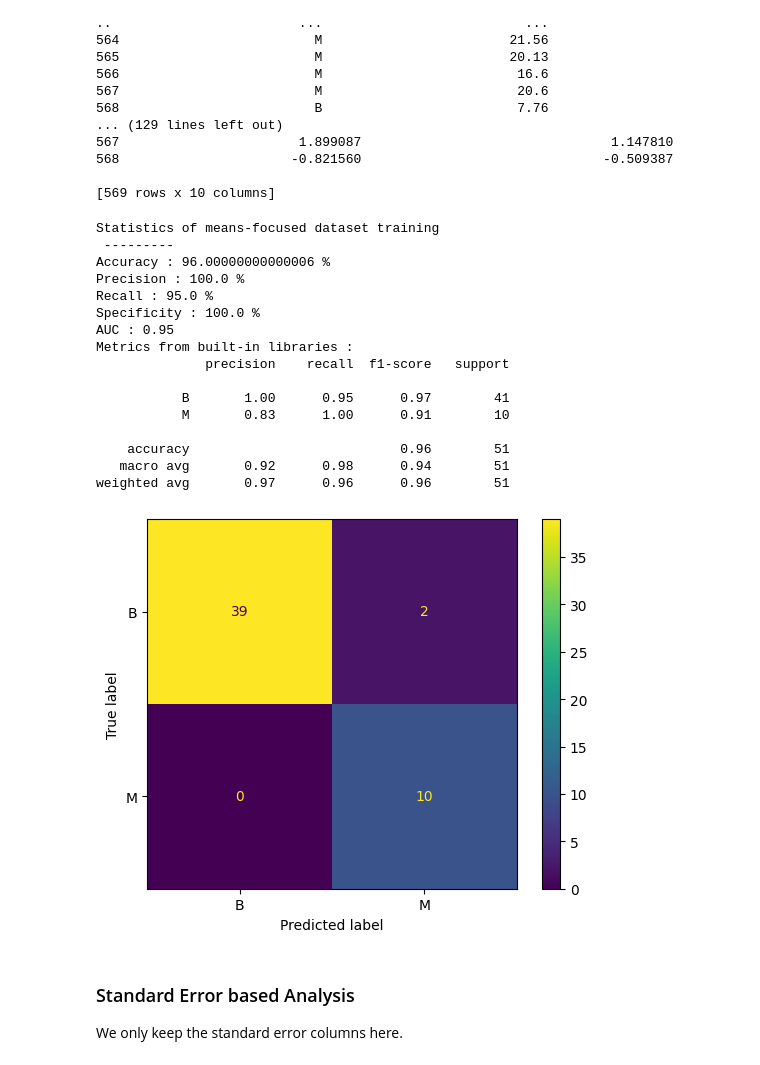
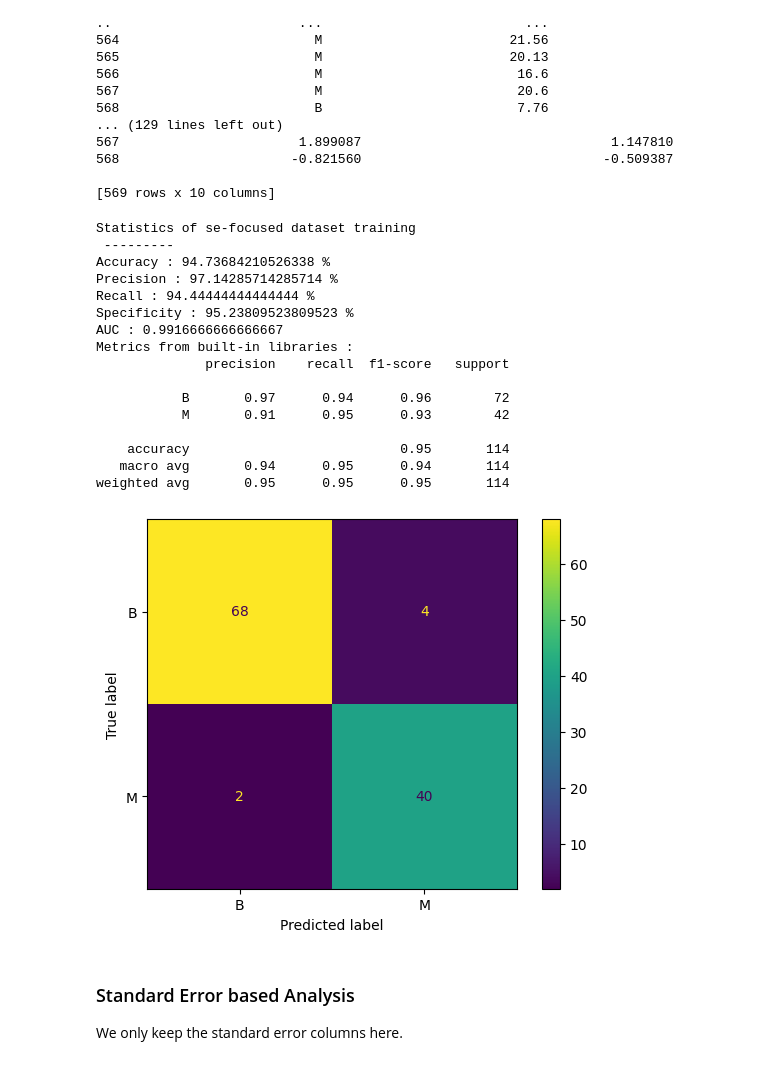
Before and after one commit to Herschel-The-Cauchois/Machine-Learning, a Jupyter notebook: breastCancerNotebook.ipynb, the cells around one changed output. Cells and saved outputs as stored; diff of their text form; code cells hidden in the pictures.

```diff
--- a/breastCancerNotebook.ipynb
+++ b/breastCancerNotebook.ipynb
@@ -94,48 +93,48 @@ truepos = 0
 trueneg = 0
 falsepos = 0
 falseneg = 0
-for i in range(0,50):
+for i in range(0,len(predictions)):
     if predictions[i] == real_values.iloc[i]:
-        accuracy += 1/50
+        accuracy += 1/len(predictions)
         if predictions[i] == "B":
             truepos += 1
         else:
             trueneg += 1
     else:
         if predictions[i] == "B":
             falsepos += 1
         else:
             falseneg += 1
-print("Statistics of means-focused dataset training\n ---------")
+print("Statistics of se-focused dataset training\n ---------")
 print("Accuracy : " + str(accuracy*100) + " %")
 print("Precision : " + str((truepos/(truepos+falsepos))*100) + " %")
 print("Recall : " + str((truepos/(truepos+falseneg))*100) + " %")
 print("Specificity : " + str((trueneg/(trueneg+falsepos))*100) + " %")
 print("AUC : " + str((truepos/(truepos+falseneg))/(trueneg/(trueneg+falsepos))))
 
 print("Metrics from built-in libraries :")
 print(metrics.classification_report(real_values, predictions))
 
 metrics.ConfusionMatrixDisplay.from_predictions(real_values, predictions)
 plt.show()
 # %% [output]
-Statistics of means-focused dataset training
+Statistics of se-focused dataset training
  ---------
-Accuracy : 96.00000000000006 %
-Precision : 100.0 %
-Recall : 95.0 %
-Specificity : 100.0 %
-AUC : 0.95
+Accuracy : 94.73684210526338 %
+Precision : 97.14285714285714 %
+Recall : 94.44444444444444 %
+Specificity : 95.23809523809523 %
+AUC : 0.9916666666666667
 Metrics from built-in libraries :
               precision    recall  f1-score   support
 
-           B       1.00      0.95      0.97        41
-           M       0.83      1.00      0.91        10
+           B       0.97      0.94      0.96        72
+           M       0.91      0.95      0.93        42
 
-    accuracy                           0.96        51
-   macro avg       0.92      0.98      0.94        51
-weighted avg       0.97      0.96      0.96        51
+    accuracy                           0.95       114
+   macro avg       0.94      0.95      0.94       114
+weighted avg       0.95      0.95      0.95       114
-[figure, old version]
+[figure, new version]
 # %% [markdown]
 ### Standard Error based Analysis
 
```
Also changed, not shown: parts of 10 cells of this notebook.
